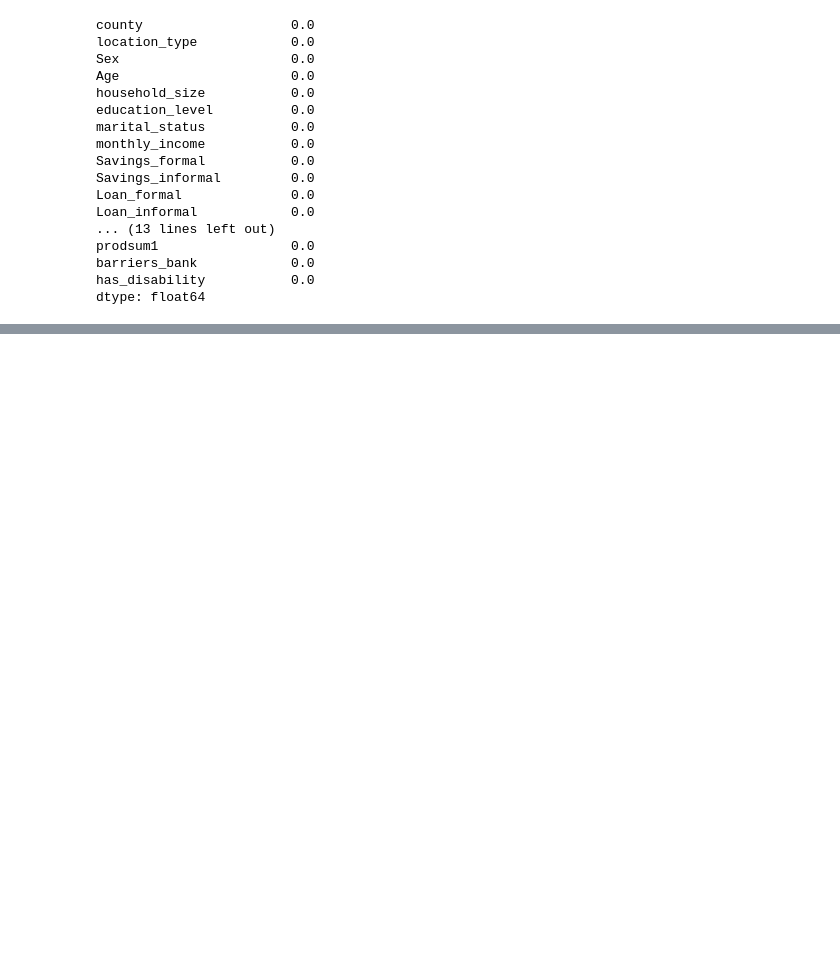
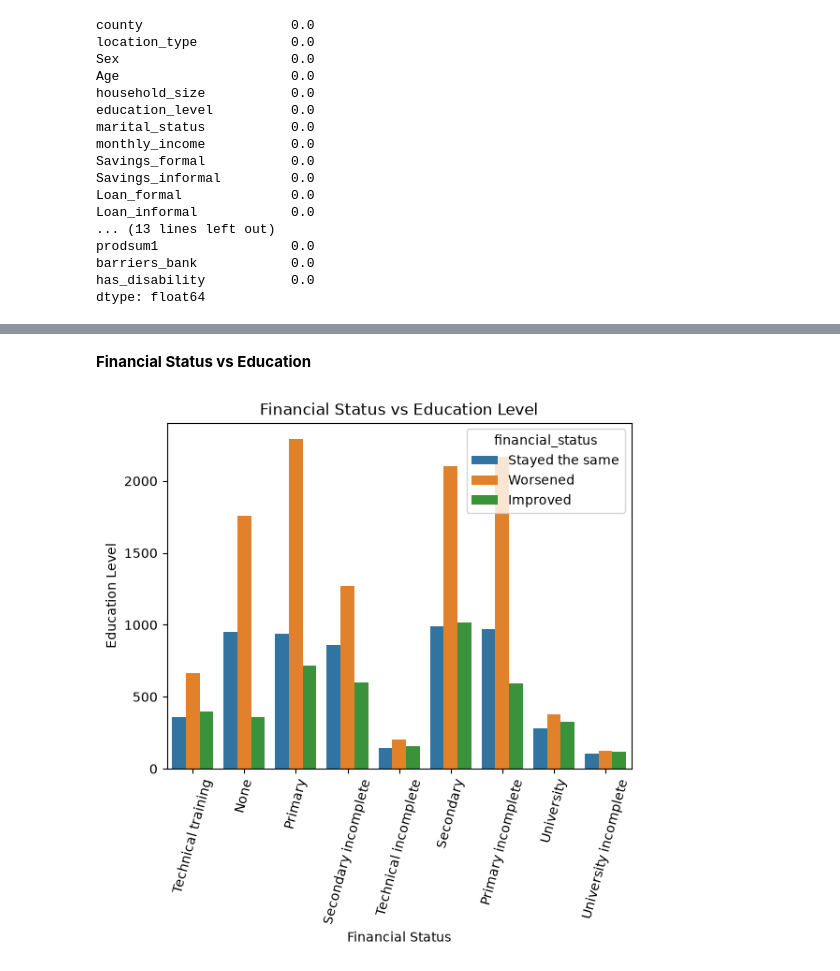
Before and after one commit to OleSuyaye/financial-status-prediction, a Jupyter notebook: notebook/finaccess.ipynb, the cells around one changed output, grey strips where cells are left out. Saved outputs shown, nothing was run; the diff lists cells and outputs as text; code cells hidden in the pictures; blank space fills up the shorter version.

```diff
--- a/notebook/finaccess.ipynb
+++ b/notebook/finaccess.ipynb
@@ -364,0 +398,13 @@ dtype: float64
+# %% [markdown]
+__Financial Status vs Education__
+# %%
+plt.Figure(figsize=(10,5))
+
+sns.countplot(financial_data, x= "education_level", hue= "financial_status")
+plt.title("Financial Status vs Education Level")
+plt.xlabel("Financial Status")
+plt.ylabel("Education Level")
+plt.xticks(rotation = 75)
+plt.show()
+# %% [output]
+[figure, added]
```
Also changed, not shown: parts of 21 cells of this notebook.
